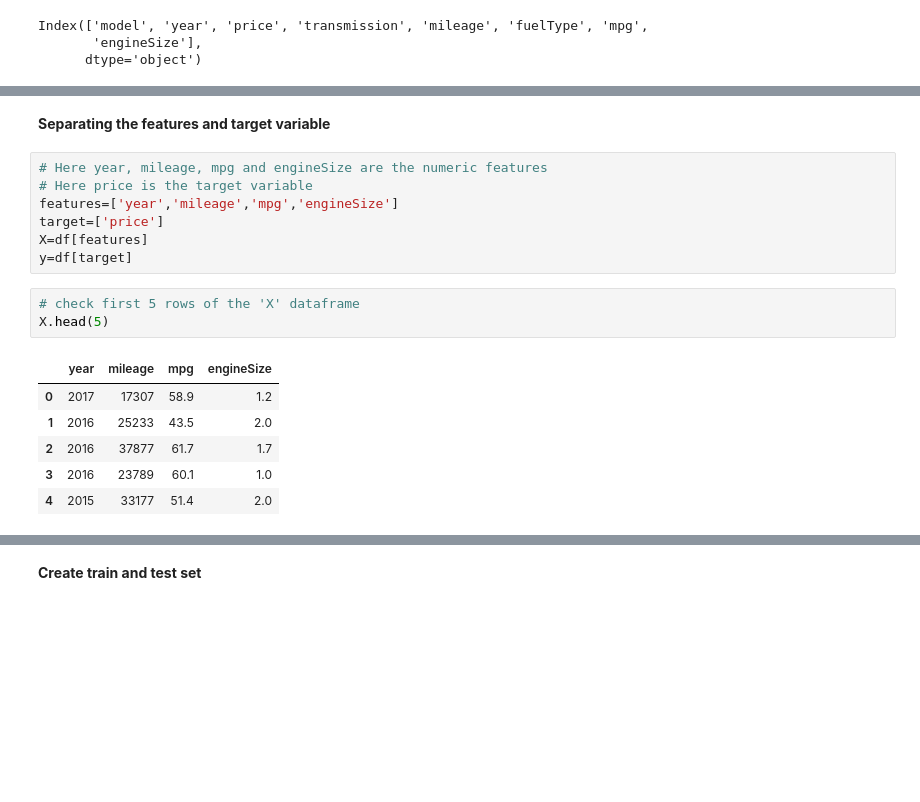
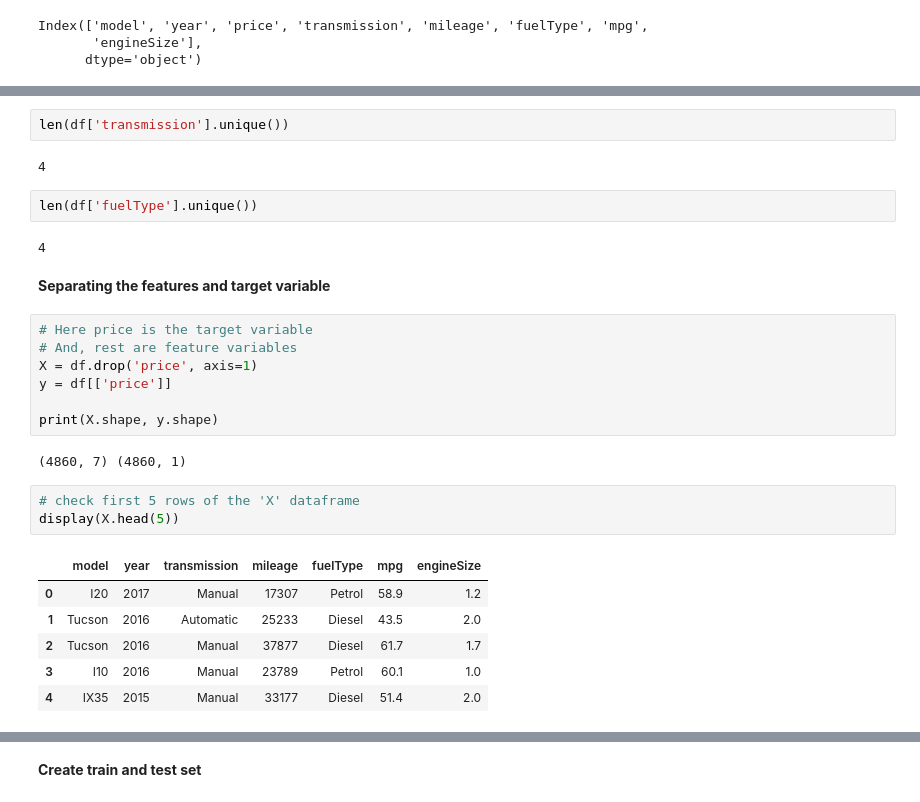
Before and after one commit to ProttoyKumar/Predicting_used_car_prices_with_ML_Techniques, a Jupyter notebook: hyundai_used_car_ML.ipynb, the cells around one changed output, grey strips where cells are left out. Cells and saved outputs as stored; diff of their text form; blank space fills up the shorter version.

```diff
--- a/hyundai_used_car_ML.ipynb
+++ b/hyundai_used_car_ML.ipynb
@@ -82,21 +71,31 @@ sns.heatmap(correlation,annot=True)
+# %%
+len(df['transmission'].unique())
+# %% [output]
+4
+# %%
+len(df['fuelType'].unique())
+# %% [output]
+4
 # %% [markdown]
 **Separating the features and target variable**
-# %%
-# Here year, mileage, mpg and engineSize are the numeric features
-# Here price is the target variable
-features=['year','mileage','mpg','engineSize']
-target=['price']
-X=df[features]
-y=df[target]
+# %%
+# Here price is the target variable
+# And, rest are feature variables
+X = df.drop('price', axis=1)
+y = df[['price']]
+
+print(X.shape, y.shape)
+# %% [output]
+(4860, 7) (4860, 1)
 # %%
 # check first 5 rows of the 'X' dataframe
-X.head(5)
+display(X.head(5))
 # %% [output]
-|  | year | mileage | mpg | engineSize |
-| 0 | 2017 | 17307 | 58.9 | 1.2 |
-| 1 | 2016 | 25233 | 43.5 | 2.0 |
-| 2 | 2016 | 37877 | 61.7 | 1.7 |
-| 3 | 2016 | 23789 | 60.1 | 1.0 |
-| 4 | 2015 | 33177 | 51.4 | 2.0 |
+|  | model | year | transmission | mileage | fuelType | mpg | engineSize |
+| 0 | I20 | 2017 | Manual | 17307 | Petrol | 58.9 | 1.2 |
+| 1 | Tucson | 2016 | Automatic | 25233 | Diesel | 43.5 | 2.0 |
+| 2 | Tucson | 2016 | Manual | 37877 | Diesel | 61.7 | 1.7 |
+| 3 | I10 | 2016 | Manual | 23789 | Petrol | 60.1 | 1.0 |
+| 4 | IX35 | 2015 | Manual | 33177 | Diesel | 51.4 | 2.0 |
 # %%
 # check first 5 rows of the 'y' dataframe
```
Also changed, not shown: parts of 26 cells of this notebook.
